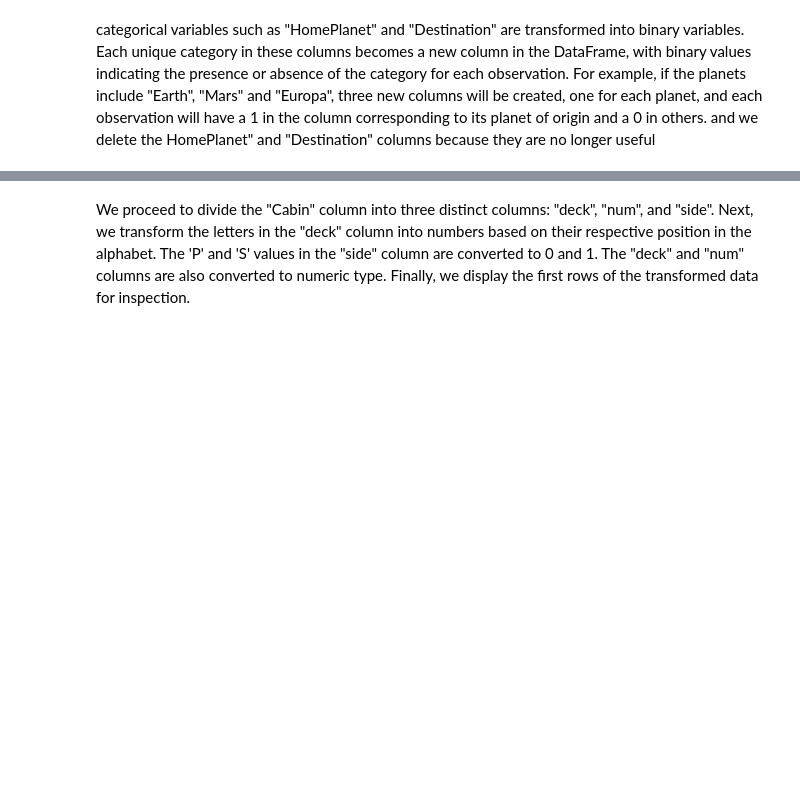
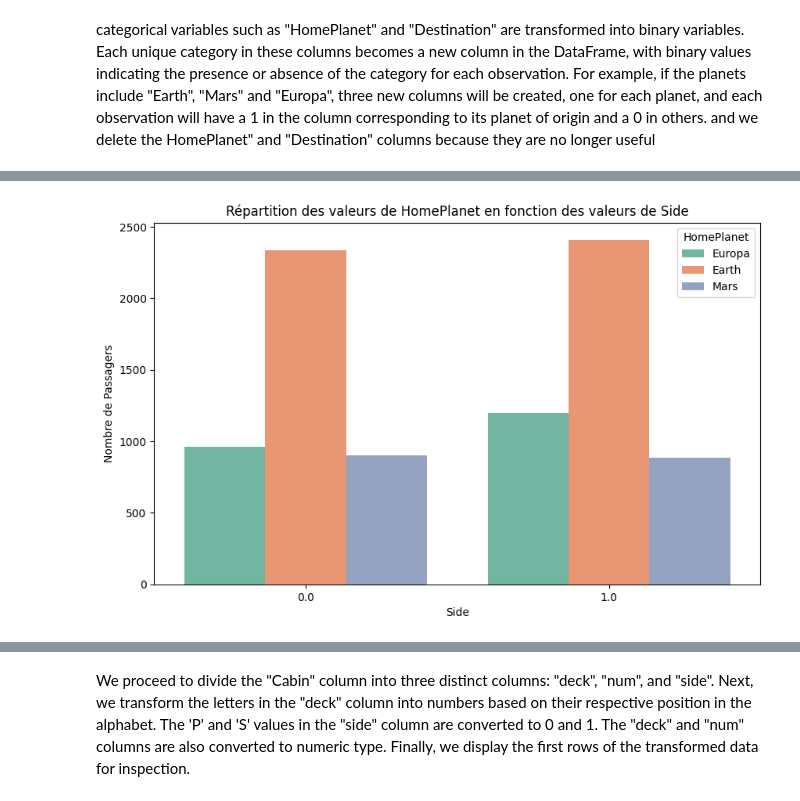
Before and after one commit to LinaLH/Spaceship-Titanic, a Jupyter notebook: projet/SpaceshipTitanic (1).ipynb, the cells around one changed output, grey strips where cells are left out. Cells and saved outputs as stored; diff of their text form; code cells hidden in the pictures; blank space fills up the shorter version.

```diff
--- a/projet/SpaceshipTitanic (1).ipynb
+++ b/projet/SpaceshipTitanic (1).ipynb
@@ -687,0 +687,18 @@ print(data_train.head())
+# %%
+def remplacer_valeurs_manquantes(row):
+    if pd.isnull(row['Deck']):
+        if row['HomePlanet'] == 'Europa':
+            return np.random.choice([2.0, 3.0])
+        elif row['HomePlanet'] == 'Mars':
+            return np.random.choice([4.0, 5.0, 6.0])
+        elif row['HomePlanet'] == 'Earth':
+            return np.random.choice([6.0, 7.0])
+    else:
+        return row['Deck']
+
+# Appliquer la fonction pour remplacer les valeurs manquantes dans la colonne "Deck"
+data_train['Deck'] = data_train.apply(remplacer_valeurs_manquantes, axis=1)
+
+data_train['Side'].fillna(data_train['Side'].mode()[0], inplace=True)
+
+print(data_train.isnull().sum())
@@ -687,0 +730,22 @@ print(data_train.head())
+# %%
+import matplotlib.pyplot as plt
+import seaborn as sns
+
+# Créer une figure et des axes
+plt.figure(figsize=(10, 6))
+
+# Utiliser seaborn pour tracer un graphique en barres empilées
+sns.countplot(x='Side', hue='HomePlanet', data=data_train, palette='Set2')
+
+# Ajouter un titre et des étiquettes d'axes
+plt.title('Répartition des valeurs de HomePlanet en fonction des valeurs de Side')
+plt.xlabel('Side')
+plt.ylabel('Nombre de Passagers')
+
+# Afficher la légende
+plt.legend(title='HomePlanet')
+
+# Afficher le graphique
+plt.show()
+# %% [output]
+[figure, added]
```
Also changed, not shown: parts of 29 cells of this notebook, 9 other files.
